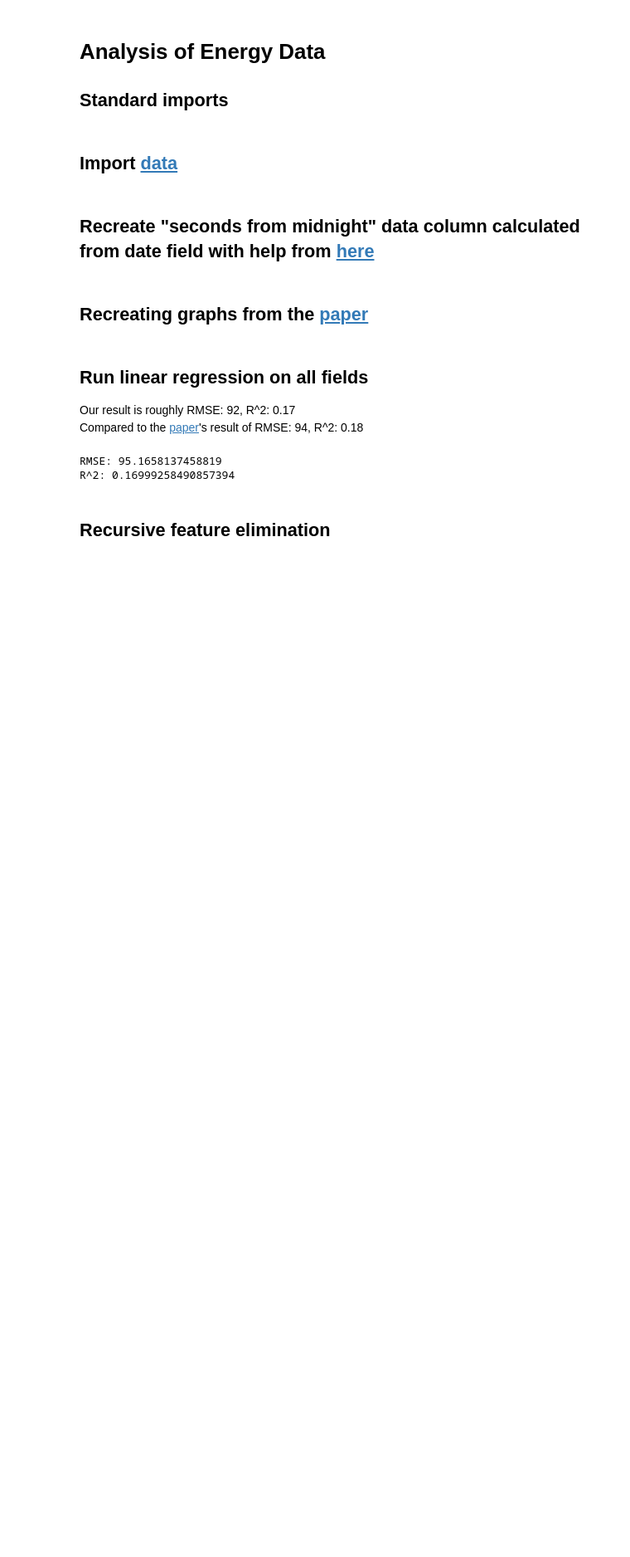
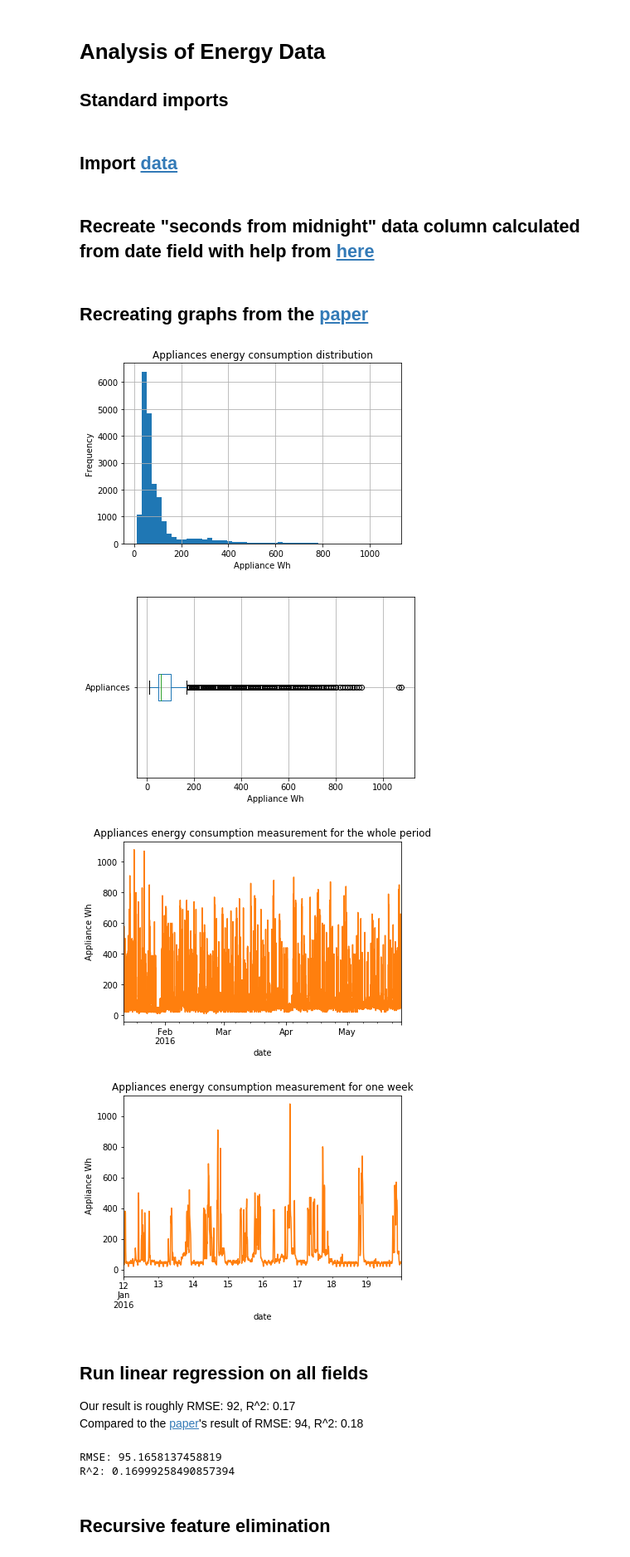
Before and after one commit to mqharrison/COMP257, a Jupyter notebook: Portfolio 2.ipynb, the cells around one changed output. Shown: that part at 83% size. Drawn from its saved outputs; the diff is of its cells as text; code cells hidden in the pictures; blank space fills up the shorter version.

```diff
--- a/Portfolio 2.ipynb
+++ b/Portfolio 2.ipynb
@@ -17,7 +17,7 @@ import matplotlib.pylab as plt
 # %% [markdown]
 ## Import [data](https://github.com/LuisM78/Appliances-energy-prediction-data)
 # %%
-data = pd.read_csv("energydata_complete.csv")
+data = pd.read_csv("data/energydata_complete.csv")
 data['date'] = pd.to_datetime(data['date'])
 data.index = data['date']
 # %% [markdown]
@@ -35,3 +33,31 @@ del data['date']
+# %%
+fig = data.hist(column='Appliances', bins=50)
+plt.title("Appliances energy consumption distribution")
+plt.xlabel("Appliance Wh")
+plt.ylabel("Frequency")
+plt.show()
+
+fig = data.boxplot(column='Appliances', vert=False)
+plt.xlabel("Appliance Wh")
+plt.show()
+
+series = pd.DataFrame(data, columns = ['date', 'Appliances'])
+series.plot().get_legend().remove()
+plt.title("Appliances energy consumption measurement for the whole period")
+plt.ylabel("Appliance Wh")
+plt.show()
+
+series = series['1/12/2016':'1/19/2016']
+
+series.plot().get_legend().remove()
+plt.title("Appliances energy consumption measurement for one week")
+plt.ylabel("Appliance Wh")
+plt.show()
+# %% [output]
+[figure, added]
+[figure, added]
+[figure, added]
+[figure, added]
 # %% [markdown]
 ## Run linear regression on all fields
 Our result is roughly RMSE: 92, R^2: 0.17
```
Also changed, not shown: parts of 5 cells of this notebook.
